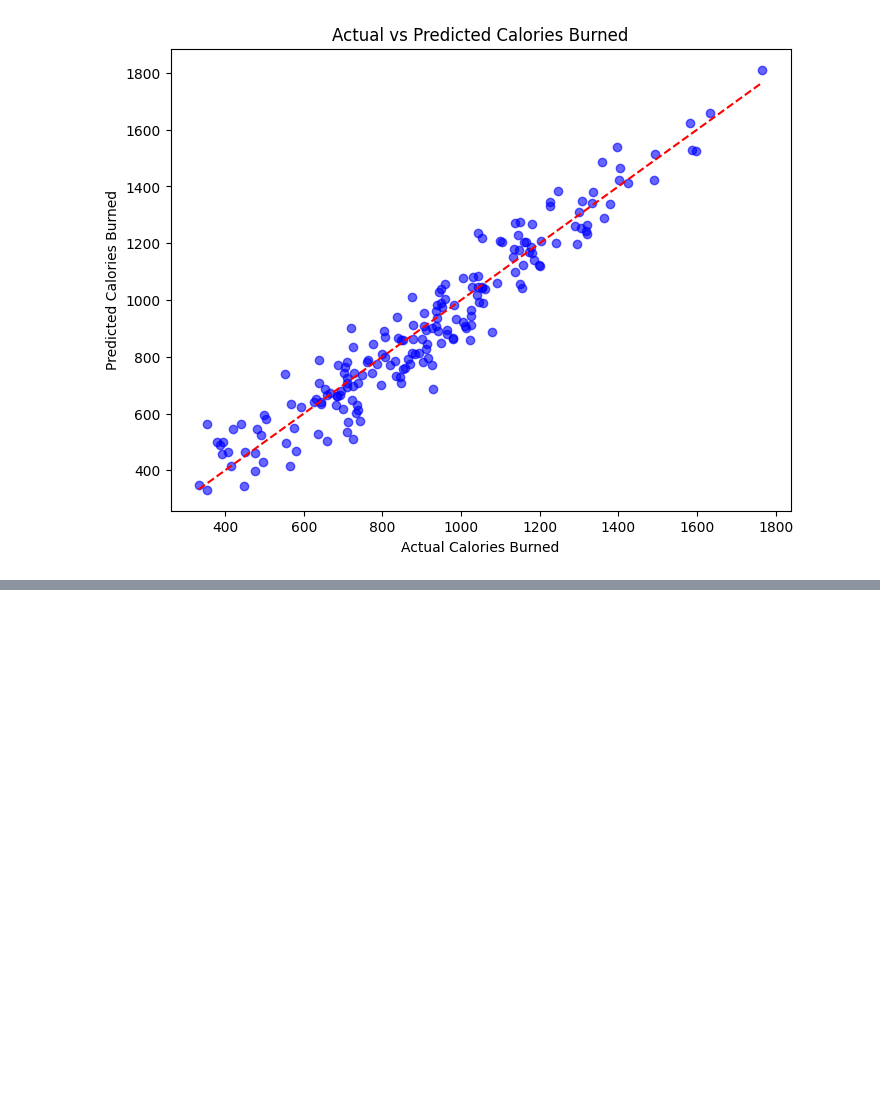
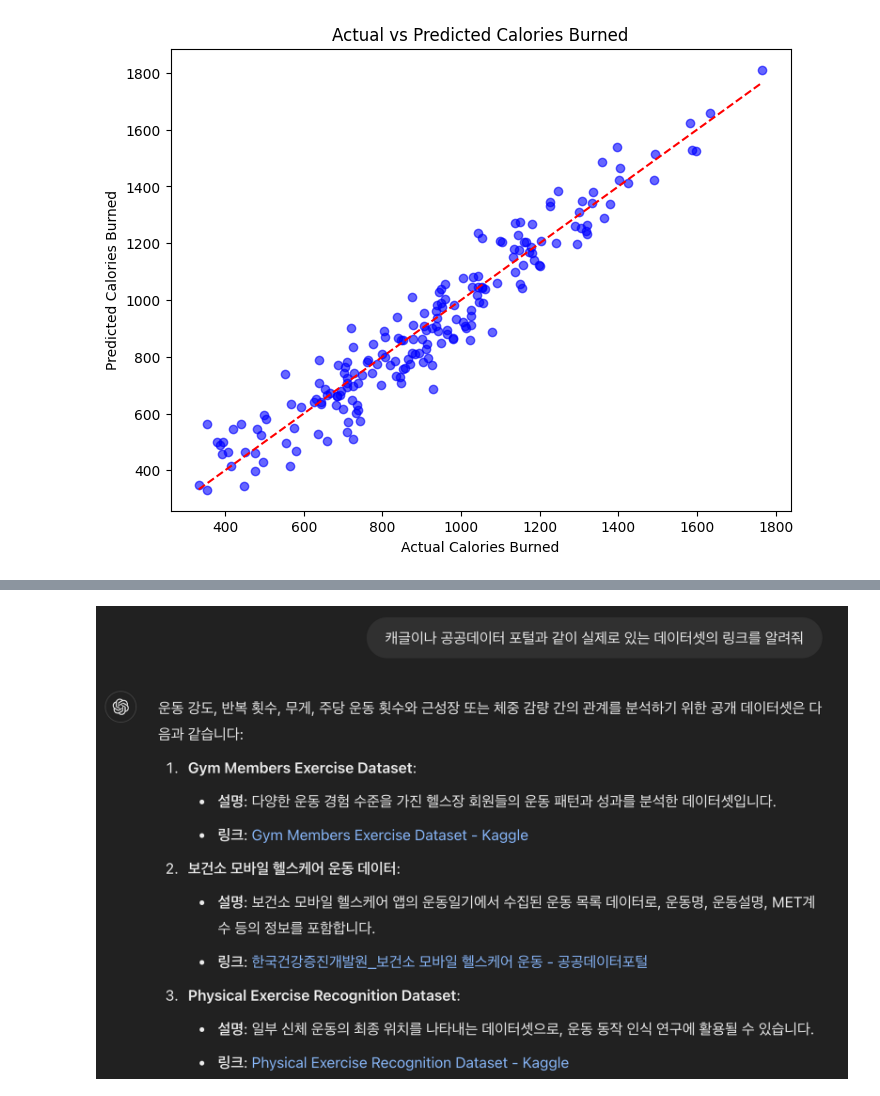
Before and after one commit to ddinggul/ML_health, a Jupyter notebook: 기말프로젝트_2011051_최준서.ipynb, the cells around one changed output, grey strips where cells are left out. Cells and saved outputs as stored; diff of their text form; code cells hidden in the pictures; blank space fills up the shorter version.

```diff
--- a/기말프로젝트_2011051_최준서.ipynb
+++ b/기말프로젝트_2011051_최준서.ipynb
@@ -207,0 +220,4 @@ plt.show()
+# %%
+display(Image(filename=image_path_3))
+# %% [output]
+[figure, added]
```
Also changed, not shown: parts of 4 cells of this notebook.
